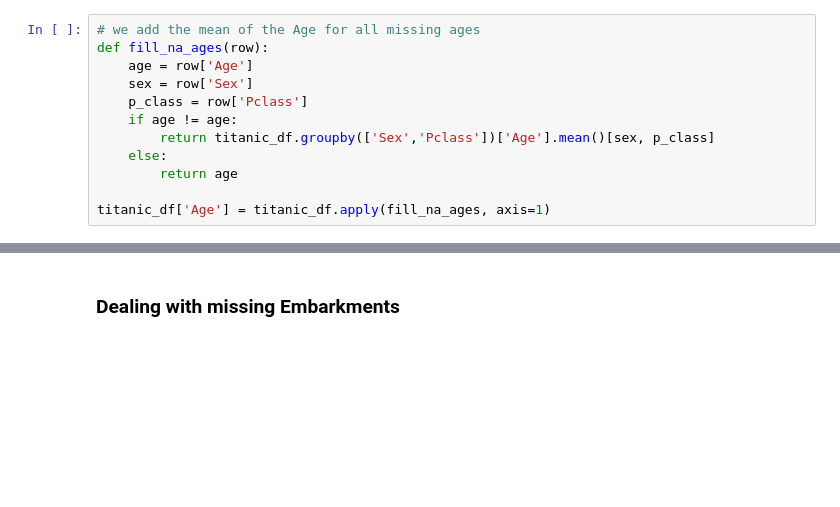
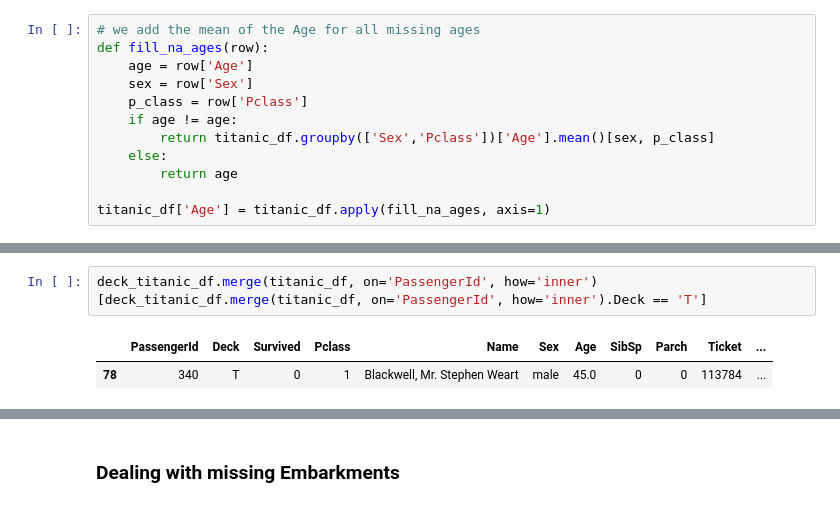
Before and after one commit to jenslaufer/data-analyst-nanodegree, a Jupyter notebook: p2/Assignment/Titanic Data.ipynb, the cells around one changed output, grey strips where cells are left out. Cells and saved outputs as stored; diff of their text form; blank space fills up the shorter version.

```diff
--- a/p2/Assignment/Titanic Data.ipynb
+++ b/p2/Assignment/Titanic Data.ipynb
@@ -98,0 +120,5 @@ We will extract an own dataset with deck information and remove the cabin from d
+# %%
+deck_titanic_df.merge(titanic_df, on='PassengerId', how='inner')[deck_titanic_df.merge(titanic_df, on='PassengerId', how='inner').Deck == 'T']
+# %% [output]
+|  | PassengerId | Deck | Survived | Pclass | Name | Sex | Age | SibSp | Parch | Ticket | ... |
+| 78 | 340 | T | 0 | 1 | Blackwell, Mr. Stephen Weart | male | 45.0 | 0 | 0 | 113784 | ... |
```
Also changed, not shown: parts of 27 cells of this notebook.
